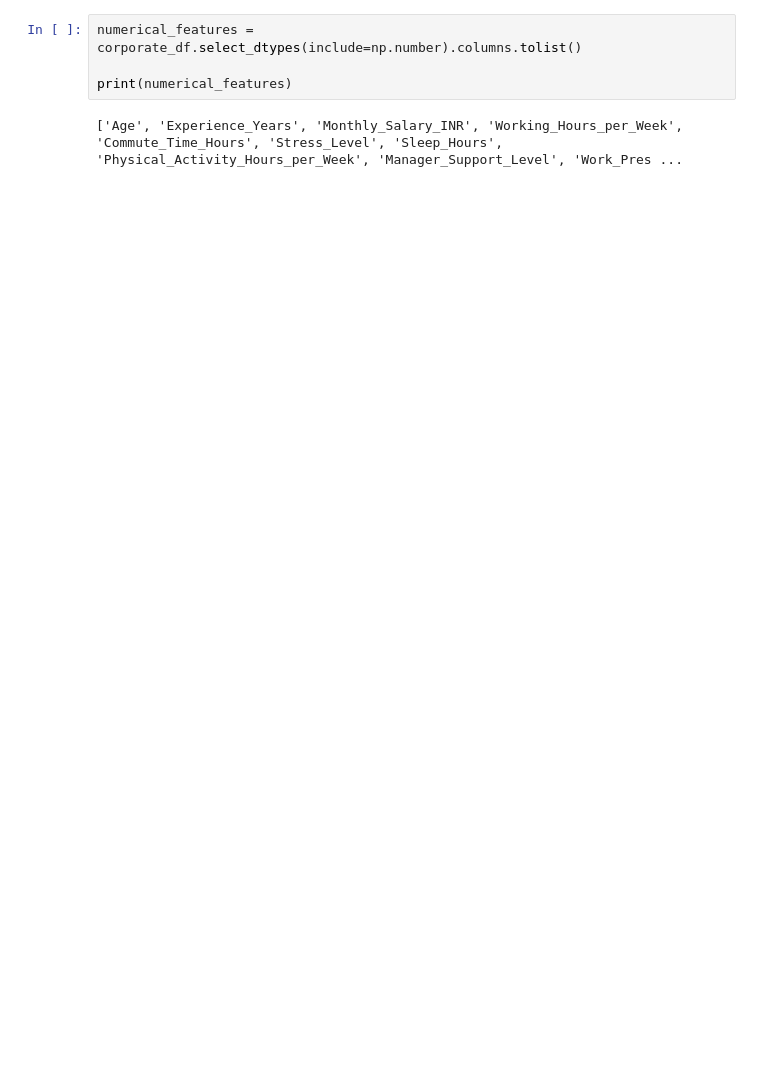
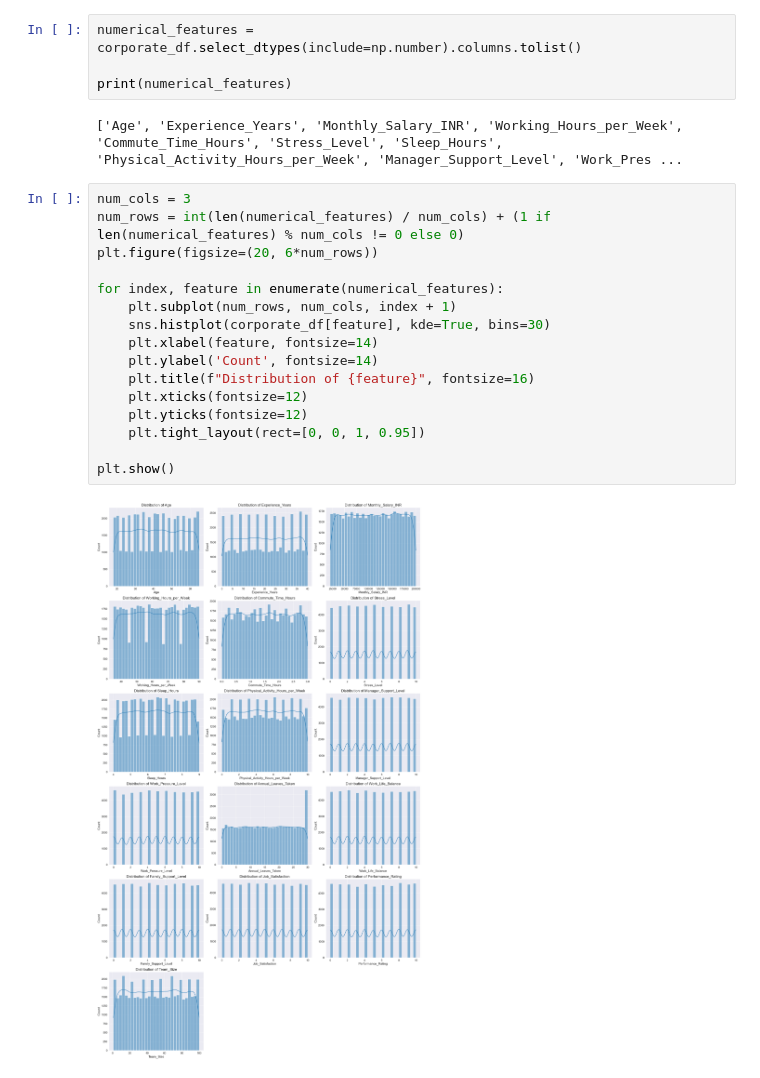
Before and after one commit to Avas77/corporate-stress-prediction, a Jupyter notebook: coporate-stress-data-analysis.ipynb, the cells around one changed output. Saved outputs shown, nothing was run; the diff lists cells and outputs as text; blank space fills up the shorter version.

```diff
--- a/coporate-stress-data-analysis.ipynb
+++ b/coporate-stress-data-analysis.ipynb
@@ -131,3 +131,21 @@ numerical_features = corporate_df.select_dtypes(include=np.number).columns.tolis
 print(numerical_features)
 # %% [output]
 ['Age', 'Experience_Years', 'Monthly_Salary_INR', 'Working_Hours_per_Week', 'Commute_Time_Hours', 'Stress_Level', 'Sleep_Hours', 'Physical_Activity_Hours_per_Week', 'Manager_Support_Level', 'Work_Pres ...
+# %%
+num_cols = 3
+num_rows = int(len(numerical_features) / num_cols) + (1 if len(numerical_features) % num_cols != 0 else 0)
+plt.figure(figsize=(20, 6*num_rows))
+
+for index, feature in enumerate(numerical_features):
+    plt.subplot(num_rows, num_cols, index + 1)
+    sns.histplot(corporate_df[feature], kde=True, bins=30)
+    plt.xlabel(feature, fontsize=14)
+    plt.ylabel('Count', fontsize=14)
+    plt.title(f"Distribution of {feature}", fontsize=16)
+    plt.xticks(fontsize=12)
+    plt.yticks(fontsize=12)
+    plt.tight_layout(rect=[0, 0, 1, 0.95])
+
+plt.show()
+# %% [output]
+[figure, added]
```
Also changed, not shown: parts of 9 cells of this notebook.
